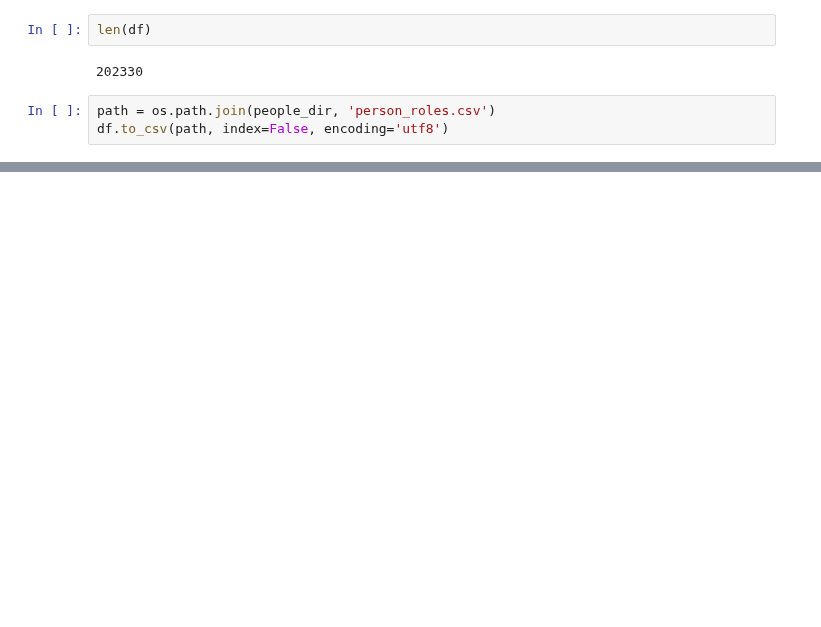
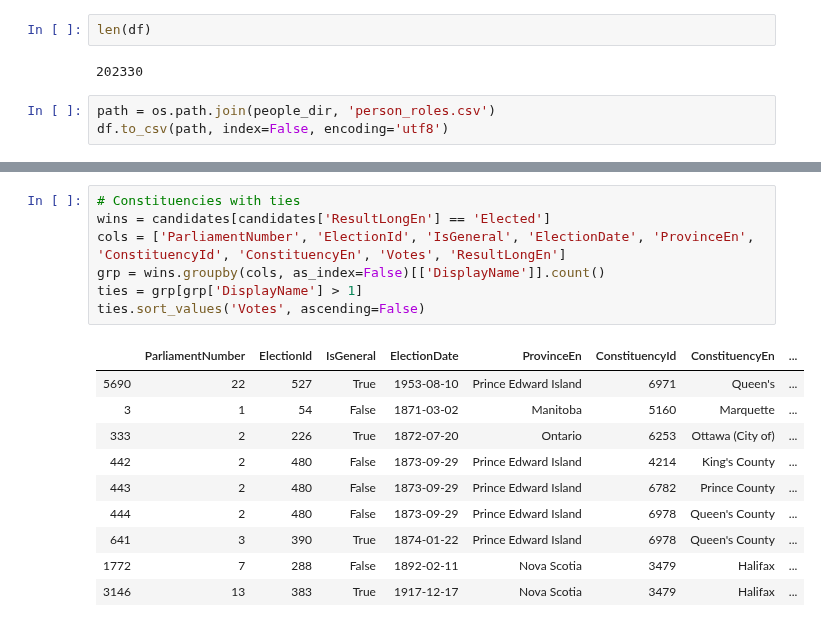
Before and after one commit to nedgar/parleh, a Jupyter notebook: notebooks/Parliamentary data.ipynb, the cells around one changed output, grey strips where cells are left out. Cells and saved outputs as stored; diff of their text form; blank space fills up the shorter version.

```diff
--- a/notebooks/Parliamentary data.ipynb
+++ b/notebooks/Parliamentary data.ipynb
@@ -852,0 +926,18 @@ df.to_csv(path, index=False, encoding='utf8')
+# %%
+# Constituencies with ties
+wins = candidates[candidates['ResultLongEn'] == 'Elected']
+cols = ['ParliamentNumber', 'ElectionId', 'IsGeneral', 'ElectionDate', 'ProvinceEn', 'ConstituencyId', 'ConstituencyEn', 'Votes', 'ResultLongEn']
+grp = wins.groupby(cols, as_index=False)[['DisplayName']].count()
+ties = grp[grp['DisplayName'] > 1]
+ties.sort_values('Votes', ascending=False)
+# %% [output]
+|  | ParliamentNumber | ElectionId | IsGeneral | ElectionDate | ProvinceEn | ConstituencyId | ConstituencyEn | ... |
+| 5690 | 22 | 527 | True | 1953-08-10 | Prince Edward Island | 6971 | Queen's | ... |
+| 3 | 1 | 54 | False | 1871-03-02 | Manitoba | 5160 | Marquette | ... |
+| 333 | 2 | 226 | True | 1872-07-20 | Ontario | 6253 | Ottawa (City of) | ... |
+| 442 | 2 | 480 | False | 1873-09-29 | Prince Edward Island | 4214 | King's County | ... |
+| 443 | 2 | 480 | False | 1873-09-29 | Prince Edward Island | 6782 | Prince County | ... |
+| 444 | 2 | 480 | False | 1873-09-29 | Prince Edward Island | 6978 | Queen's County | ... |
+| 641 | 3 | 390 | True | 1874-01-22 | Prince Edward Island | 6978 | Queen's County | ... |
+| 1772 | 7 | 288 | False | 1892-02-11 | Nova Scotia | 3479 | Halifax | ... |
+| 3146 | 13 | 383 | True | 1917-12-17 | Nova Scotia | 3479 | Halifax | ... |
```
Also changed, not shown: parts of 21 cells of this notebook, 1 other file.
